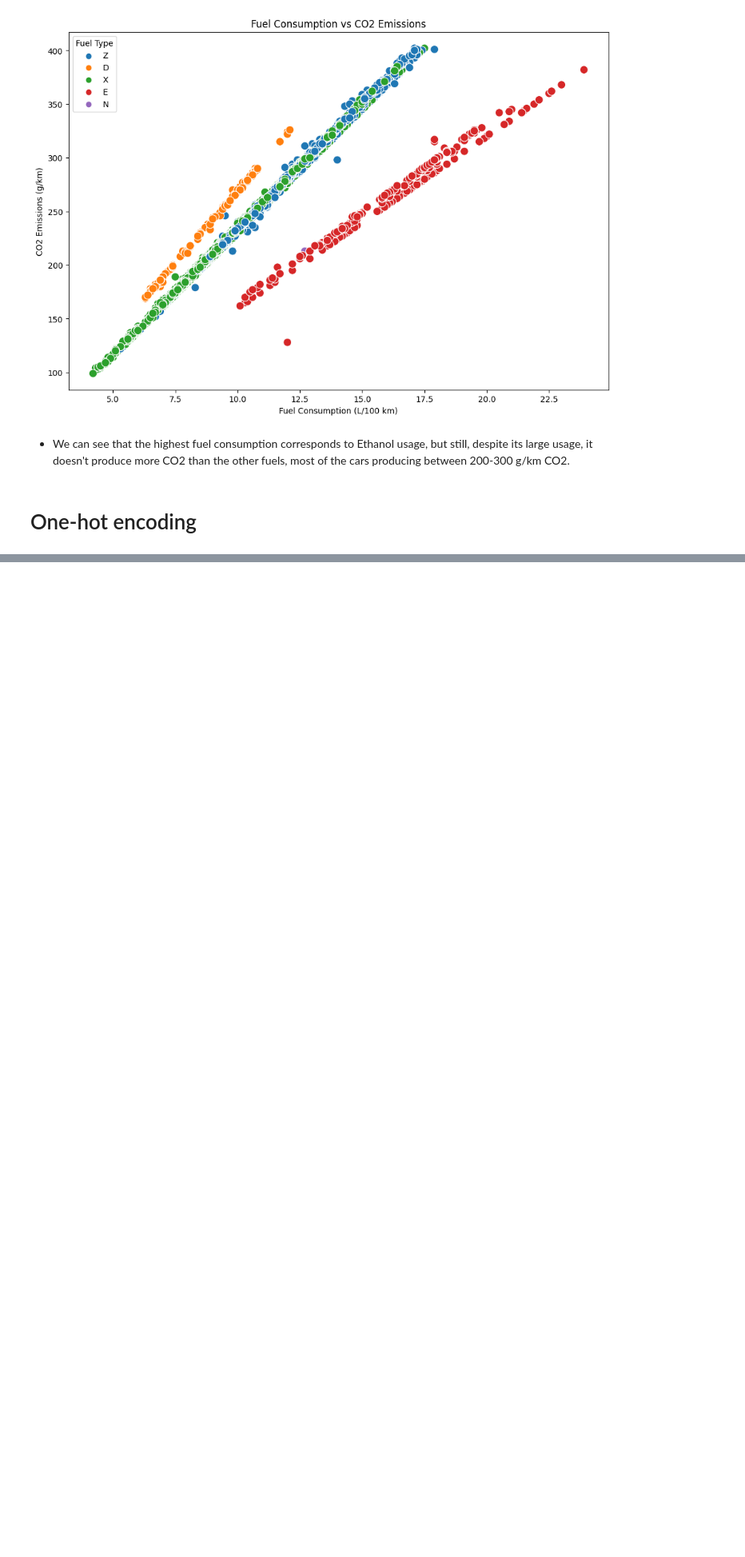
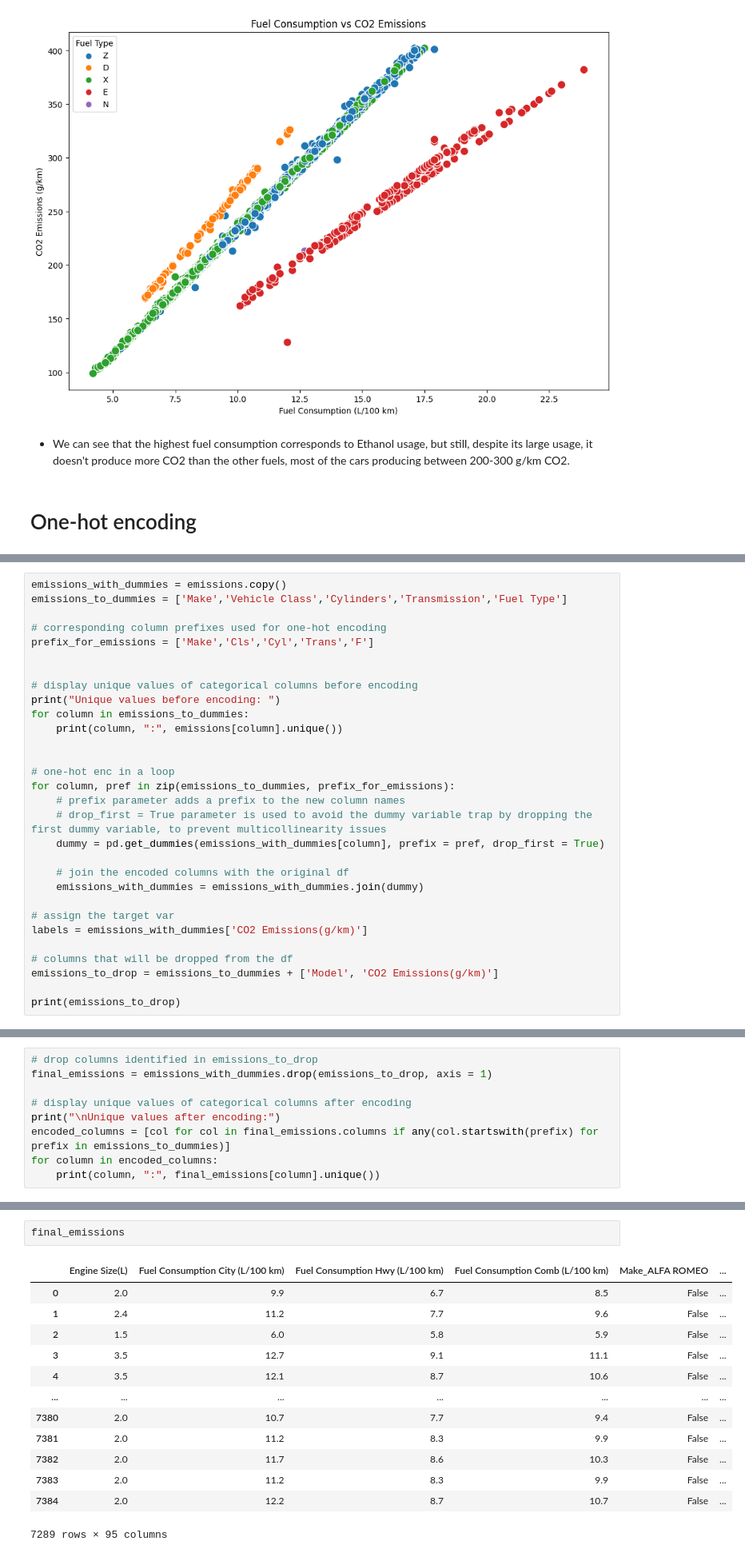
Before and after one commit to stangeorgiana18/CO2-emmision-by-vehicles-linear-regression, a Jupyter notebook: co2-emmision-by-vehicles-linear-regression.ipynb, the cells around one changed output, grey strips where cells are left out. Shown at 80% size. Saved outputs shown, nothing was run; the diff lists cells and outputs as text; blank space fills up the shorter version.

Commit message:
modeling

```diff
--- a/co2-emmision-by-vehicles-linear-regression.ipynb
+++ b/co2-emmision-by-vehicles-linear-regression.ipynb
@@ -398,0 +409,30 @@ plt.show()
+# %%
+emissions_with_dummies = emissions.copy()
+emissions_to_dummies = ['Make','Vehicle Class','Cylinders','Transmission','Fuel Type']
+
+# corresponding column prefixes used for one-hot encoding
+prefix_for_emissions = ['Make','Cls','Cyl','Trans','F']
+
+
+# display unique values of categorical columns before encoding
+print("Unique values before encoding: ")
+for column in emissions_to_dummies:
+    print(column, ":", emissions[column].unique())
+
+
+# one-hot enc in a loop
+for column, pref in zip(emissions_to_dummies, prefix_for_emissions):
+    # prefix parameter adds a prefix to the new column names
+    # drop_first = True parameter is used to avoid the dummy variable trap by dropping the first dummy variable, to prevent multicollinearity issues
+    dummy = pd.get_dummies(emissions_with_dummies[column], prefix = pref, drop_first = True)
+
+    # join the encoded columns with the original df
+    emissions_with_dummies = emissions_with_dummies.join(dummy)
+
+# assign the target var
+labels = emissions_with_dummies['CO2 Emissions(g/km)']
+
+# columns that will be dropped from the df
+emissions_to_drop = emissions_to_dummies + ['Model', 'CO2 Emissions(g/km)']
+
+print(emissions_to_drop)
@@ -398,0 +458,9 @@ plt.show()
+# %%
+# drop columns identified in emissions_to_drop
+final_emissions = emissions_with_dummies.drop(emissions_to_drop, axis = 1)
+
+# display unique values of categorical columns after encoding
+print("\nUnique values after encoding:")
+encoded_columns = [col for col in final_emissions.columns if any(col.startswith(prefix) for prefix in emissions_to_dummies)]
+for column in encoded_columns:
+    print(column, ":", final_emissions[column].unique())
@@ -398,0 +485,16 @@ plt.show()
+# %%
+final_emissions
+# %% [output]
+|  | Engine Size(L) | Fuel Consumption City (L/100 km) | Fuel Consumption Hwy (L/100 km) | Fuel Consumption Comb (L/100 km) | Make_ALFA ROMEO | ... |
+| 0 | 2.0 | 9.9 | 6.7 | 8.5 | False | ... |
+| 1 | 2.4 | 11.2 | 7.7 | 9.6 | False | ... |
+| 2 | 1.5 | 6.0 | 5.8 | 5.9 | False | ... |
+| 3 | 3.5 | 12.7 | 9.1 | 11.1 | False | ... |
+| 4 | 3.5 | 12.1 | 8.7 | 10.6 | False | ... |
+| ... | ... | ... | ... | ... | ... | ... |
+| 7380 | 2.0 | 10.7 | 7.7 | 9.4 | False | ... |
+| 7381 | 2.0 | 11.2 | 8.3 | 9.9 | False | ... |
+| 7382 | 2.0 | 11.7 | 8.6 | 10.3 | False | ... |
+| 7383 | 2.0 | 11.2 | 8.3 | 9.9 | False | ... |
+| 7384 | 2.0 | 12.2 | 8.7 | 10.7 | False | ... |
+7289 rows × 95 columns
```
Also changed, not shown: parts of 22 cells of this notebook.
